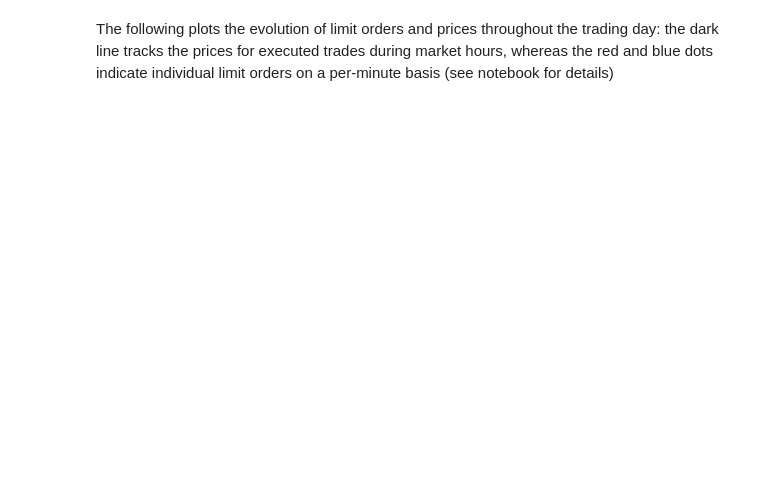
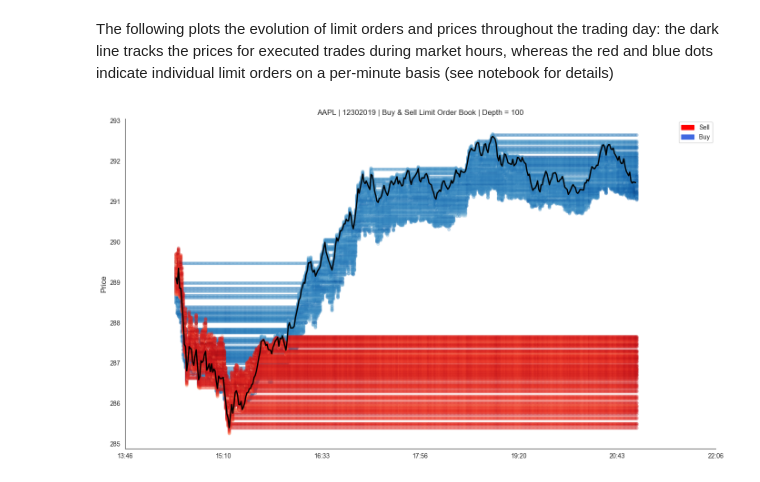
Before and after one commit to Impesud/machine-learning-for-trading, a Jupyter notebook: 02_market_and_fundamental_data/01_NASDAQ_TotalView-ITCH_Order_Book/02_rebuild_nasdaq_order_book.ipynb, the cells around one changed output. Drawn from its saved outputs; the diff is of its cells as text; code cells hidden in the pictures; blank space fills up the shorter version.

```diff
--- a/02_market_and_fundamental_data/01_NASDAQ_TotalView-ITCH_Order_Book/02_rebuild_nasdaq_order_book.ipynb
+++ b/02_market_and_fundamental_data/01_NASDAQ_TotalView-ITCH_Order_Book/02_rebuild_nasdaq_order_book.ipynb
@@ -269,5 +360,7 @@ buy_per_min = (buy
                .groupby(level='timestamp', as_index=False, group_keys=False)
                .apply(lambda x: x.nlargest(columns='price', n=depth))
                .reset_index())
-buy_per_min.timestamp = buy_per_min.timestamp.add(utc_offset).astype(int)
+# You need to apply int64 instead of int to perform the conversion
+# buy_per_min.timestamp = buy_per_min.timestamp.add(utc_offset).astype(int)
+buy_per_min.timestamp = buy_per_min.timestamp.add(utc_offset).astype('int64')
 buy_per_min.info()
@@ -284,5 +388,6 @@ sell_per_min = (sell
                 .apply(lambda x: x.nsmallest(columns='price', n=depth))
                 .reset_index())
 
-sell_per_min.timestamp = sell_per_min.timestamp.add(utc_offset).astype(int)
+#sell_per_min.timestamp = sell_per_min.timestamp.add(utc_offset).astype(int)
+sell_per_min.timestamp = sell_per_min.timestamp.add(utc_offset).astype('int64')
 sell_per_min.info()
@@ -295,5 +411,6 @@ trades = trades[trades.cross == 0].between_time(market_open, market_close)
 trades_per_min = (trades
                   .resample('Min')
                   .agg({'price': 'mean', 'shares': 'sum'}))
-trades_per_min.index = trades_per_min.index.to_series().add(utc_offset).astype(int)
+#trades_per_min.index = trades_per_min.index.to_series().add(utc_offset).astype(int)
+trades_per_min.index = trades_per_min.index.to_series().add(utc_offset).astype('int64')
 trades_per_min.info()
@@ -311,30 +438,34 @@ buy_per_min.plot.scatter(x='timestamp',
                          colorbar=False,
                          alpha=.25)
 
 sell_per_min.plot.scatter(x='timestamp',
                           y='price',
                           c='shares',
                           ax=ax,
                           colormap='Reds',
                           colorbar=False,
                           alpha=.25)
 
 title = f'AAPL | {date} | Buy & Sell Limit Order Book | Depth = {depth}'
 trades_per_min.price.plot(figsize=(14, 8),
                           c='k',
                           ax=ax,
                           lw=2,
                           title=title)
 
+
 xticks = [datetime.fromtimestamp(ts / 1e9).strftime('%H:%M') for ts in ax.get_xticks()]
+ax.set_xticks(ax.get_xticks().tolist())
 ax.set_xticklabels(xticks)
 
 ax.set_xlabel('')
 ax.set_ylabel('Price', fontsize=12)
 
 red_patch = mpatches.Patch(color='red', label='Sell')
 blue_patch = mpatches.Patch(color='royalblue', label='Buy')
 
 plt.legend(handles=[red_patch, blue_patch])
 sns.despine()
 fig.tight_layout()
+# %% [output]
+[figure, added]
```
Also changed, not shown: parts of 14 cells of this notebook, 2 other files.
